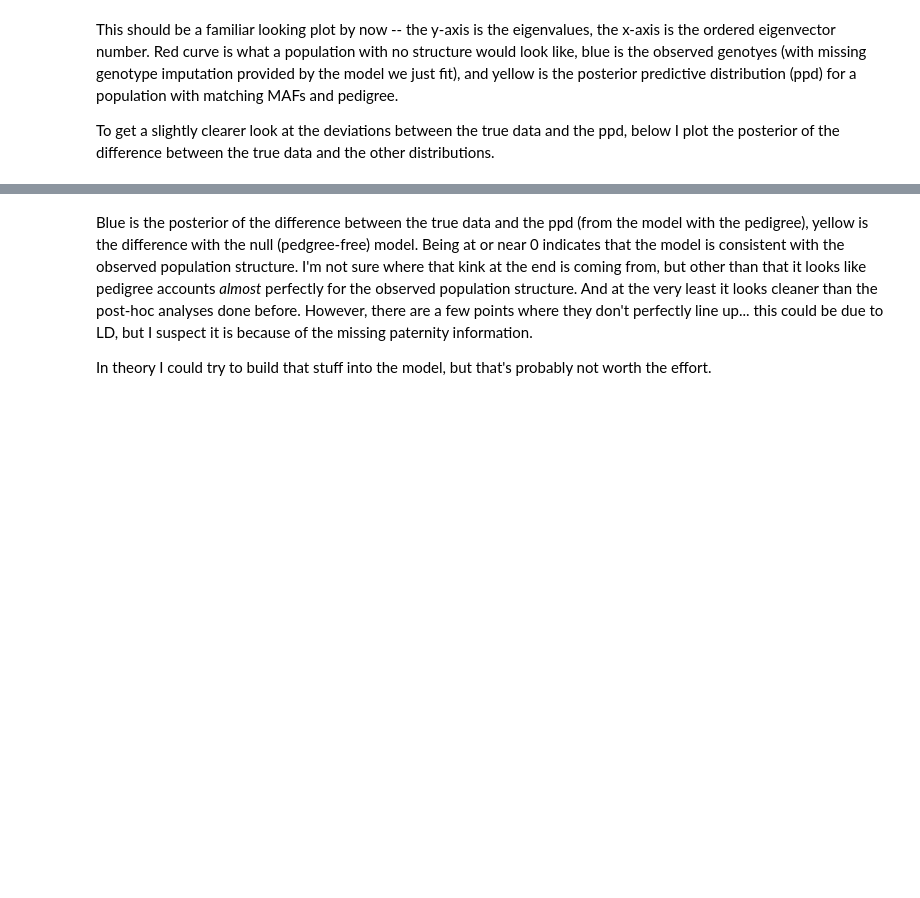
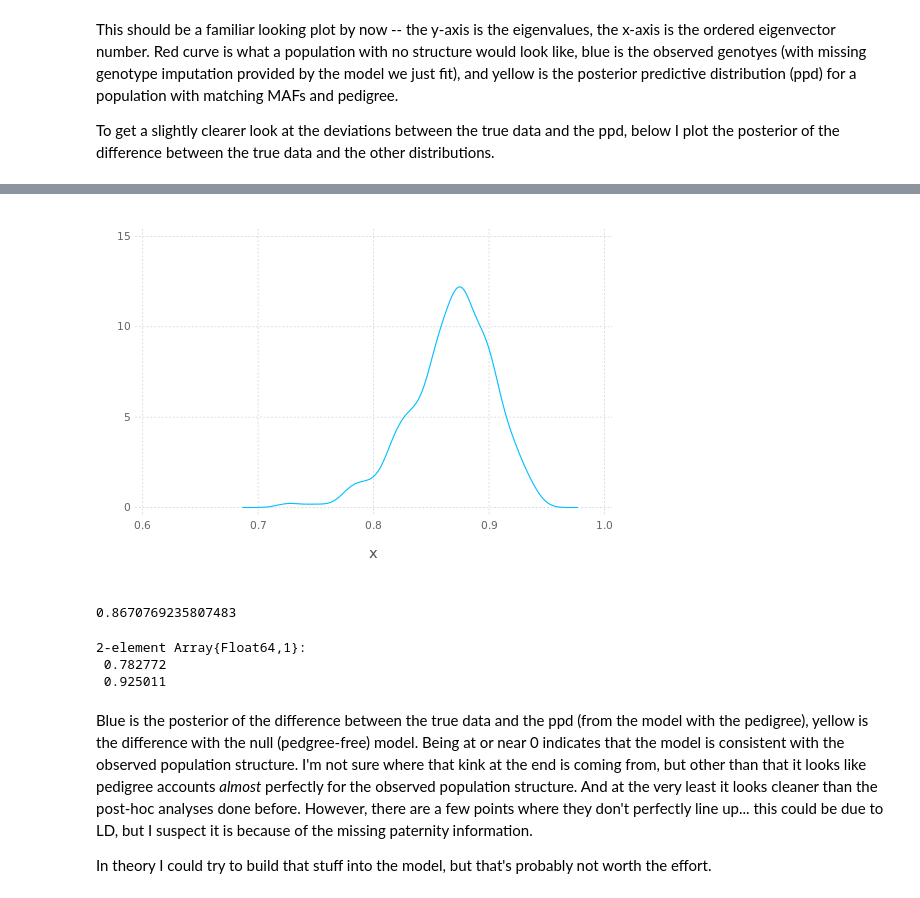
Before and after one commit to thewart/ppc4ped, a Jupyter notebook: notebooks/cayo_eigenanalysis.ipynb, the cells around one changed output, grey strips where cells are left out. Drawn from its saved outputs; the diff is of its cells as text; code cells hidden in the pictures; blank space fills up the shorter version.

```diff
--- a/notebooks/cayo_eigenanalysis.ipynb
+++ b/notebooks/cayo_eigenanalysis.ipynb
@@ -118,3 +118,16 @@ yintercept=[0],Geom.line,Geom.ribbon,Geom.hline(color="black"))
+# %%
+r2 = (sumabs2(nulldiff,1) - sumabs2(ppdiff,1))./sumabs2(nulldiff,1)
+Gadfly.plot(x=r2,Geom.density)
+# %% [output]
+[figure, added]
+# %%
+print(mean(r2))
+quantile(vec(r2),[0.025,0.975])
+# %% [output]
+0.8670769235807483
+2-element Array{Float64,1}:
+ 0.782772
+ 0.925011
 # %% [markdown]
 Blue is the posterior of the difference between the true data and the ppd (from the model with the pedigree), yellow is the difference with the null (pedgree-free) model. Being at or near 0 indicates that the model is consistent with the observed population structure.  I'm not sure where that kink at the end is coming from, but other than that it looks like pedigree accounts *almost* perfectly for the observed population structure. And at the very least it looks cleaner than the post-hoc analyses done before. However, there are a few points where they don't perfectly line up... this could be due to LD, but I suspect it is because of the missing paternity information.
 
```
Also changed, not shown: parts of 4 cells of this notebook, 1 other file.
